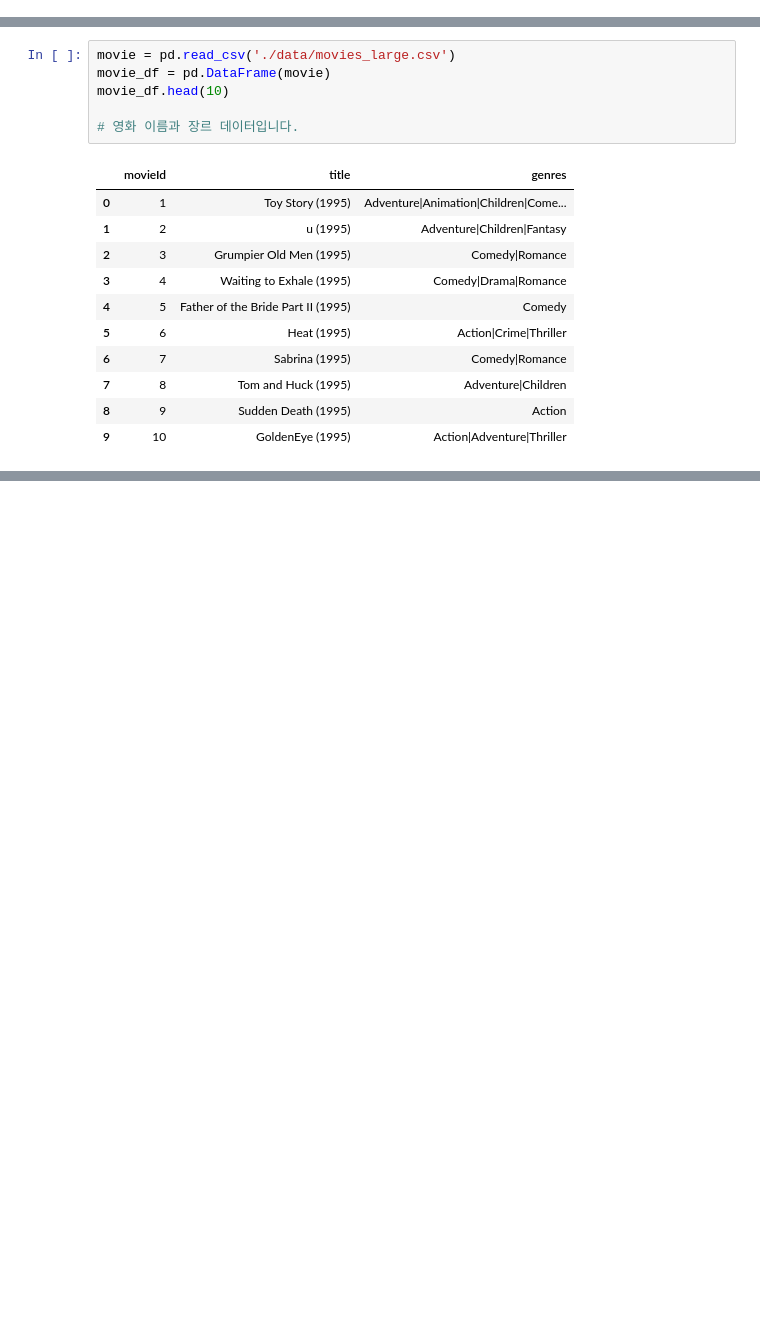
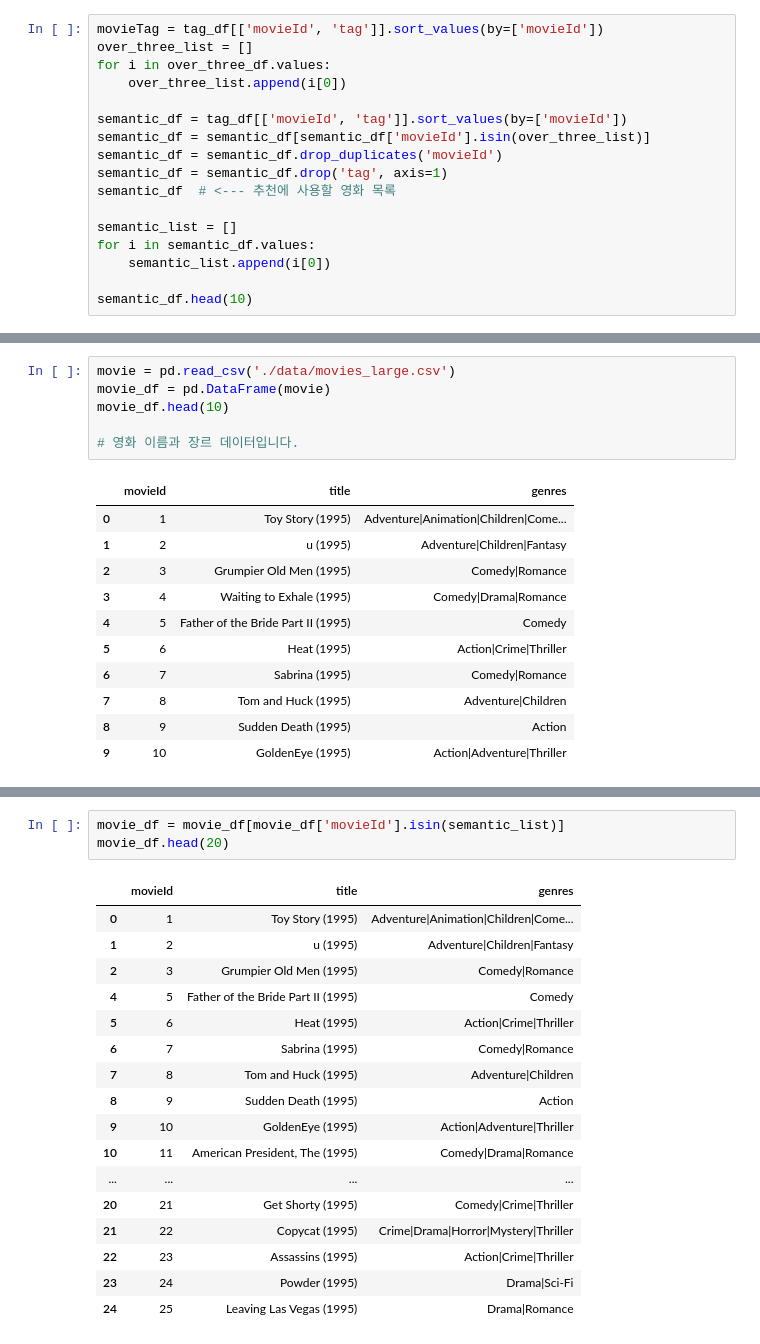
Before and after one commit to hyunwoongko/movie-recommender, a Jupyter notebook: src/word2vec_gensim/word2vec_gensim.ipynb, the cells around one changed output, grey strips where cells are left out. Drawn from its saved outputs; the diff is of its cells as text; blank space fills up the shorter version.

```diff
--- a/src/word2vec_gensim/word2vec_gensim.ipynb
+++ b/src/word2vec_gensim/word2vec_gensim.ipynb
@@ -214,0 +216,17 @@ over_three_df.head(10)
+# %%
+movieTag = tag_df[['movieId', 'tag']].sort_values(by=['movieId'])
+over_three_list = []
+for i in over_three_df.values:
+    over_three_list.append(i[0])
+
+semantic_df = tag_df[['movieId', 'tag']].sort_values(by=['movieId'])
+semantic_df = semantic_df[semantic_df['movieId'].isin(over_three_list)]
+semantic_df = semantic_df.drop_duplicates('movieId')
+semantic_df = semantic_df.drop('tag', axis=1)
+semantic_df  # <--- 추천에 사용할 영화 목록
+
+semantic_list = []
+for i in semantic_df.values:
+    semantic_list.append(i[0])
+
+semantic_df.head(10)
@@ -240,0 +276,21 @@ movie_df.head(10)
+# %%
+movie_df = movie_df[movie_df['movieId'].isin(semantic_list)]
+movie_df.head(20)
+# %% [output]
+|  | movieId | title | genres |
+| 0 | 1 | Toy Story (1995) | Adventure|Animation|Children|Come... |
+| 1 | 2 | u (1995) | Adventure|Children|Fantasy |
+| 2 | 3 | Grumpier Old Men (1995) | Comedy|Romance |
+| 4 | 5 | Father of the Bride Part II (1995) | Comedy |
+| 5 | 6 | Heat (1995) | Action|Crime|Thriller |
+| 6 | 7 | Sabrina (1995) | Comedy|Romance |
+| 7 | 8 | Tom and Huck (1995) | Adventure|Children |
+| 8 | 9 | Sudden Death (1995) | Action |
+| 9 | 10 | GoldenEye (1995) | Action|Adventure|Thriller |
+| 10 | 11 | American President, The (1995) | Comedy|Drama|Romance |
+| ... | ... | ... | ... |
+| 20 | 21 | Get Shorty (1995) | Comedy|Crime|Thriller |
+| 21 | 22 | Copycat (1995) | Crime|Drama|Horror|Mystery|Thriller |
+| 22 | 23 | Assassins (1995) | Action|Crime|Thriller |
+| 23 | 24 | Powder (1995) | Drama|Sci-Fi |
+| 24 | 25 | Leaving Las Vegas (1995) | Drama|Romance |
```
Also changed, not shown: parts of 12 cells of this notebook, 4 other files.
